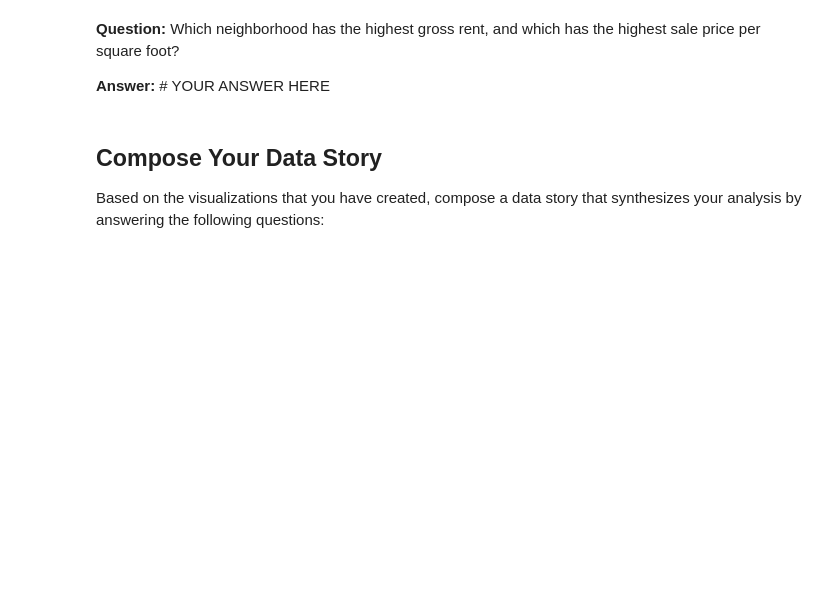
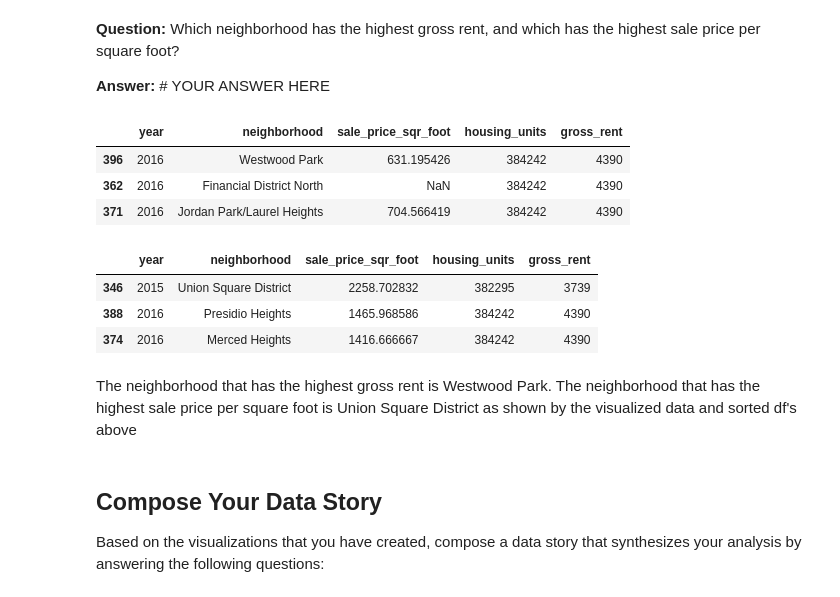
Before and after one commit to AndrewRBader/module6_challenge, a Jupyter notebook: san_francisco_housing.ipynb, the cells around one changed output. Drawn from its saved outputs; the diff is of its cells as text; code cells hidden in the pictures; blank space fills up the shorter version.

Commit message:
completed graph visualization of rent and price

```diff
--- a/san_francisco_housing.ipynb
+++ b/san_francisco_housing.ipynb
@@ -572,6 +572,25 @@ all_neighborhoods_df.hvplot.points(
 **Question:** Which neighborhood has the highest gross rent, and which has the highest sale price per square foot?
 
 **Answer:** # YOUR ANSWER HERE
+# %%
+# see the highest gross_rent at the top
+sorted_data = sfo_data_df.sort_values('gross_rent', ascending=False)
+display(sorted_data.head(3))
+
+# see the highest sale_price_sqr_foot at the top
+sorted_data = sfo_data_df.sort_values('sale_price_sqr_foot', ascending=False)
+display(sorted_data.head(3))
+# %% [output]
+|  | year | neighborhood | sale_price_sqr_foot | housing_units | gross_rent |
+| 396 | 2016 | Westwood Park | 631.195426 | 384242 | 4390 |
+| 362 | 2016 | Financial District North | NaN | 384242 | 4390 |
+| 371 | 2016 | Jordan Park/Laurel Heights | 704.566419 | 384242 | 4390 |
+|  | year | neighborhood | sale_price_sqr_foot | housing_units | gross_rent |
+| 346 | 2015 | Union Square District | 2258.702832 | 382295 | 3739 |
+| 388 | 2016 | Presidio Heights | 1465.968586 | 384242 | 4390 |
+| 374 | 2016 | Merced Heights | 1416.666667 | 384242 | 4390 |
+# %% [markdown]
+The neighborhood that has the highest gross rent is Westwood Park. The neighborhood that has the highest sale price per square foot is Union Square District as shown by the visualized data and sorted df's above
 # %% [markdown]
 ## Compose Your Data Story
 
```
